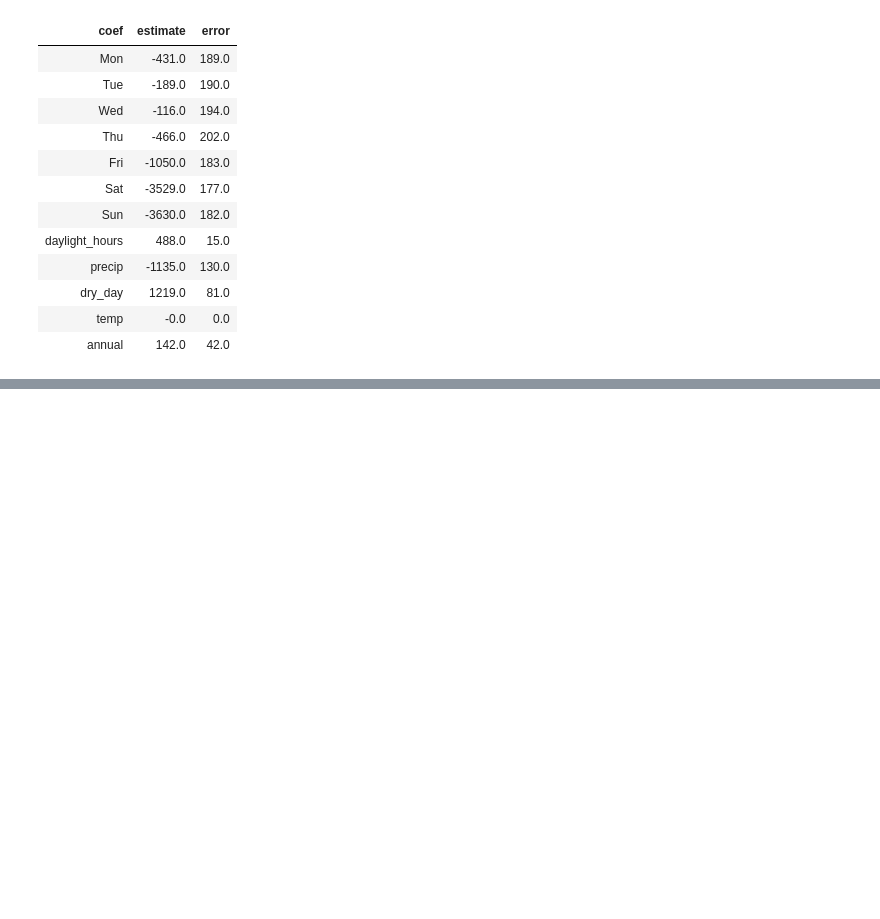
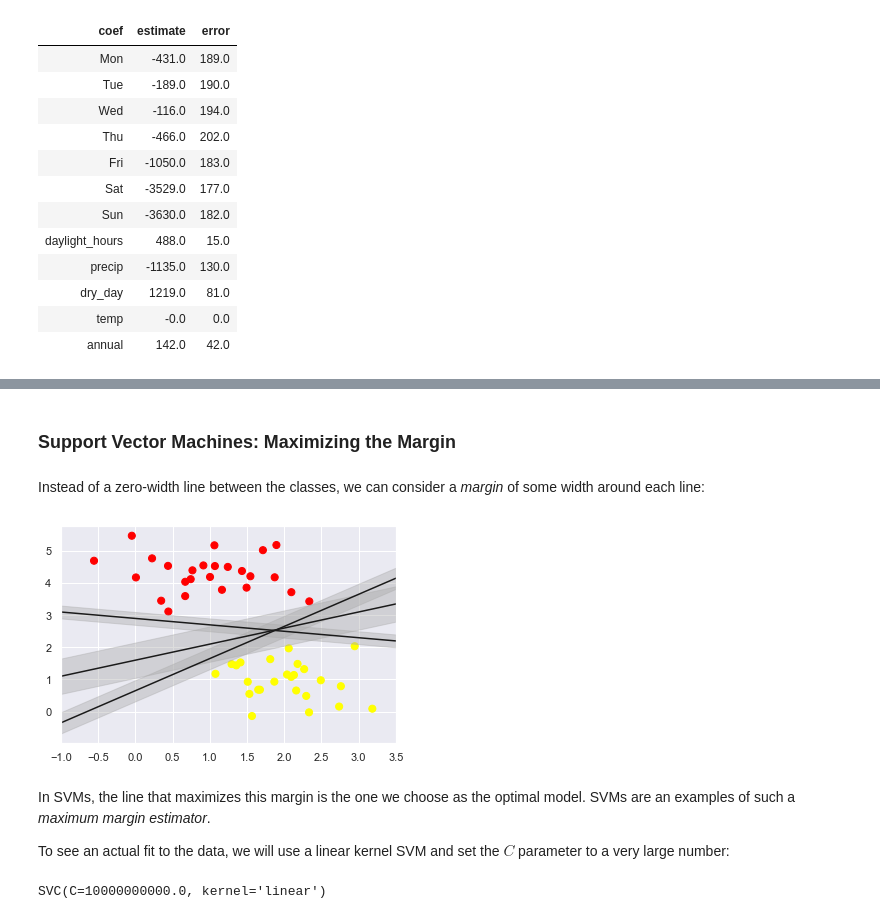
Before and after one commit to taylordunn/python-data-science-handbook, a Jupyter notebook: chapter5/chapter5.ipynb, the cells around one changed output, grey strips where cells are left out. Drawn from its saved outputs; the diff is of its cells as text; code cells hidden in the pictures; blank space fills up the shorter version.

```diff
--- a/chapter5/chapter5.ipynb
+++ b/chapter5/chapter5.ipynb
@@ -1373,0 +1408,25 @@ pd.DataFrame({'coef': model.feature_names_in_, 'estimate': model.coef_.round(0),
+# %% [markdown]
+### Support Vector Machines: Maximizing the Margin
+# %% [markdown]
+Instead of a zero-width line between the classes, we can consider a *margin* of some width around each line:
+# %%
+xfit = np.linspace(-1, 3.5)
+plt.scatter(X[:, 0], X[:, 1], c=y, s=50, cmap='autumn')
+for m, b, d in [(1, 0.65, 0.33), (0.5, 1.6, 0.55), (-0.2, 2.9, 0.2)]:
+    yfit = m * xfit + b
+    plt.plot(xfit, yfit, '-k')
+    plt.fill_between(xfit, yfit - d, yfit + d, edgecolor='none', color='#AAAAAA', alpha=0.4)
+
+plt.xlim(-1, 3.5);
+# %% [output]
+[figure, added]
+# %% [markdown]
+In SVMs, the line that maximizes this margin is the one we choose as the optimal model. SVMs are an examples of such a *maximum margin estimator*.
+
+To see an actual fit to the data, we will use a linear kernel SVM and set the $C$ parameter to a very large number:
+# %%
+from sklearn.svm import SVC
+model = SVC(kernel='linear', C=1E10)
+model.fit(X, y)
+# %% [output]
+SVC(C=10000000000.0, kernel='linear')
```
Also changed, not shown: parts of 33 cells of this notebook.
